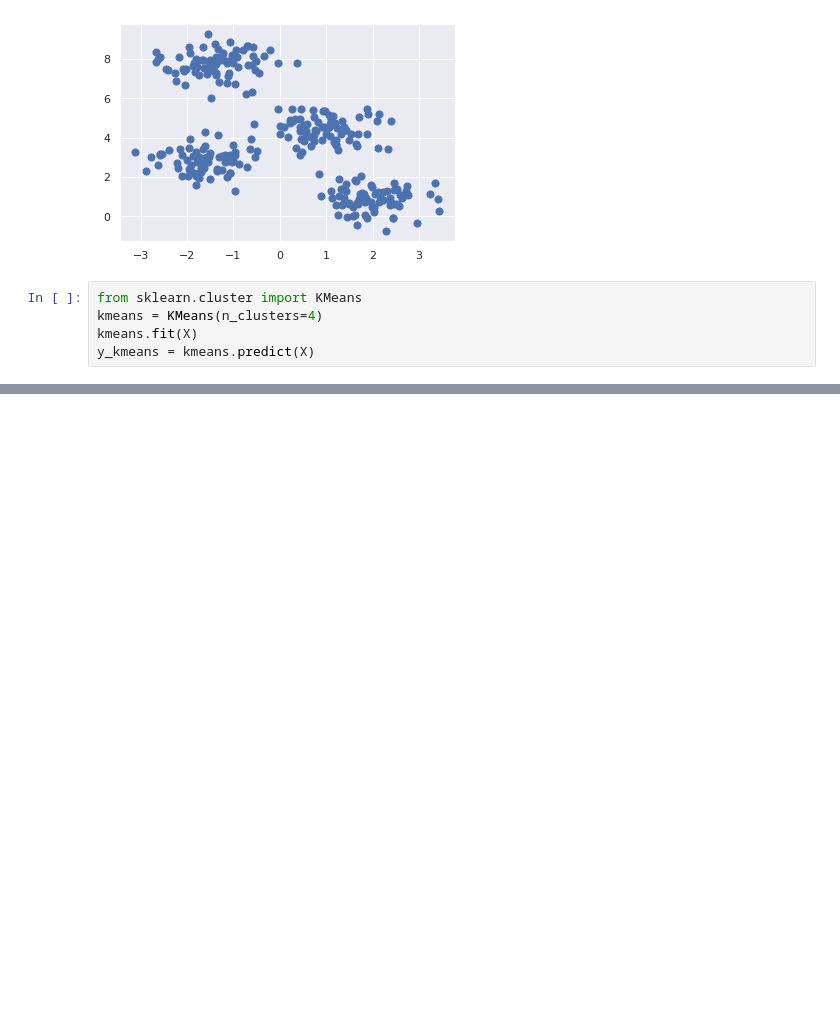
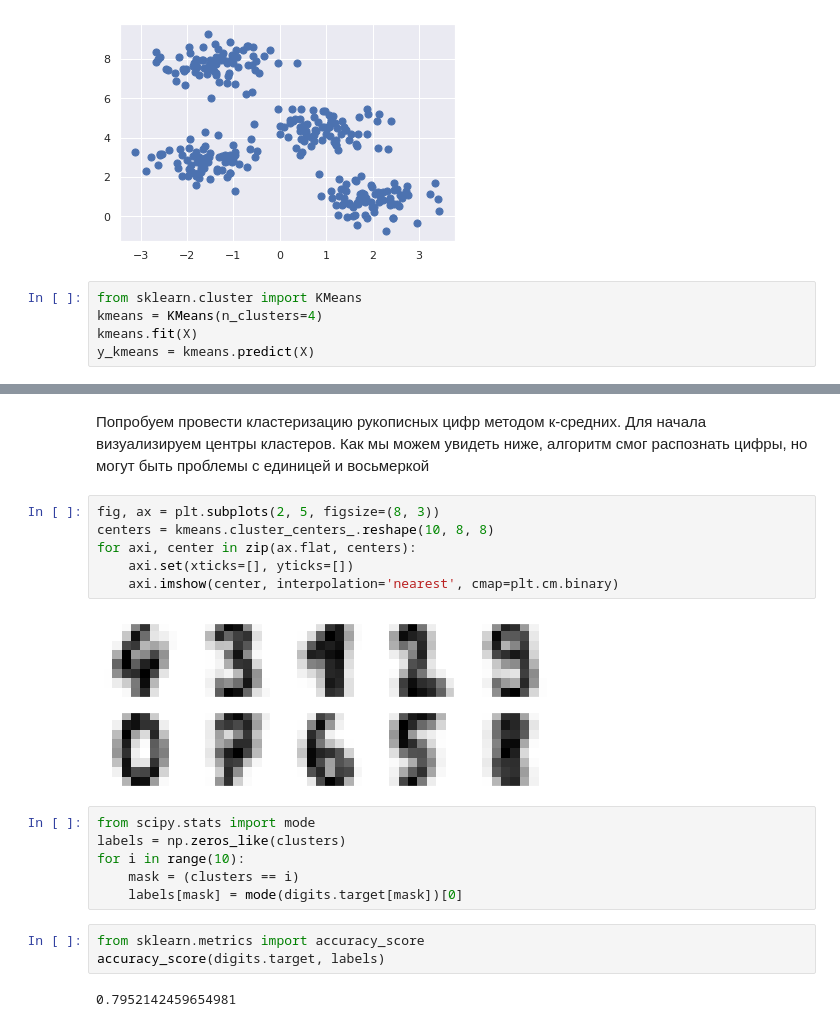
Before and after one commit to adaniky/my_own_reminders, a Jupyter notebook: Python/SkLearn/K-Means.ipynb, the cells around one changed output, grey strips where cells are left out. Cells and saved outputs as stored; diff of their text form; blank space fills up the shorter version.

```diff
--- a/Python/SkLearn/K-Means.ipynb
+++ b/Python/SkLearn/K-Means.ipynb
@@ -27,0 +79,21 @@ plt.scatter(centers[:, 0], centers[:, 1], c='black', s=200, alpha=0.5)
+# %% [markdown]
+Попробуем провести кластеризацию рукописных цифр методом к-средних. Для начала визуализируем центры кластеров. Как мы можем увидеть ниже, алгоритм смог распознать цифры, но могут быть проблемы с единицей и восьмеркой
+# %%
+fig, ax = plt.subplots(2, 5, figsize=(8, 3))
+centers = kmeans.cluster_centers_.reshape(10, 8, 8)
+for axi, center in zip(ax.flat, centers):
+    axi.set(xticks=[], yticks=[])
+    axi.imshow(center, interpolation='nearest', cmap=plt.cm.binary)
+# %% [output]
+[figure, added]
+# %%
+from scipy.stats import mode
+labels = np.zeros_like(clusters)
+for i in range(10):
+    mask = (clusters == i)
+    labels[mask] = mode(digits.target[mask])[0]
+# %%
+from sklearn.metrics import accuracy_score
+accuracy_score(digits.target, labels)
+# %% [output]
+0.7952142459654981
```
Also changed, not shown: parts of 24 cells of this notebook, 1 other file.
